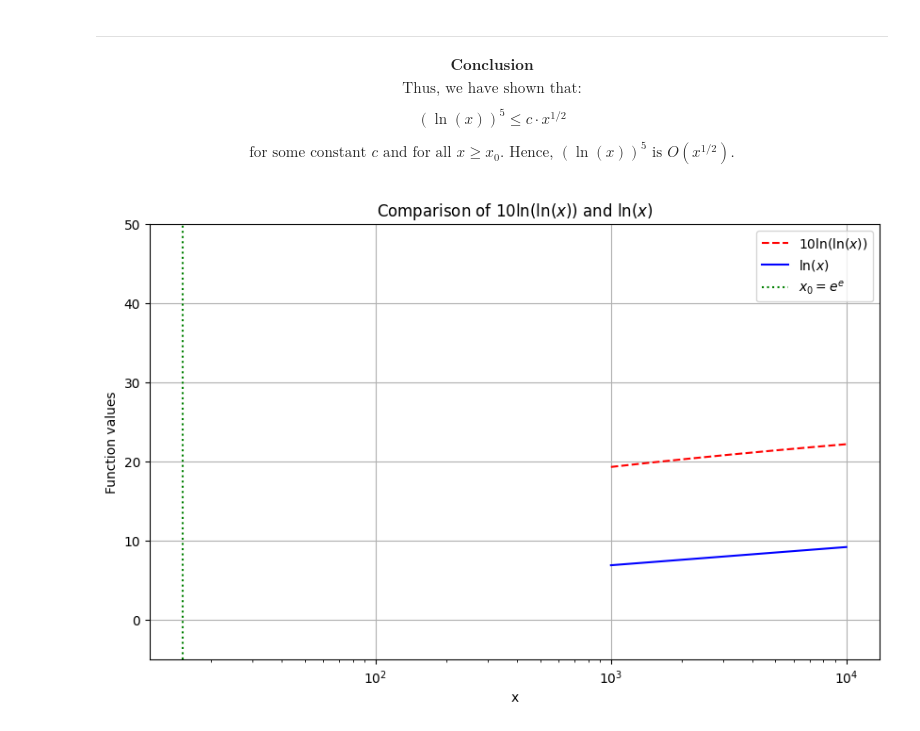
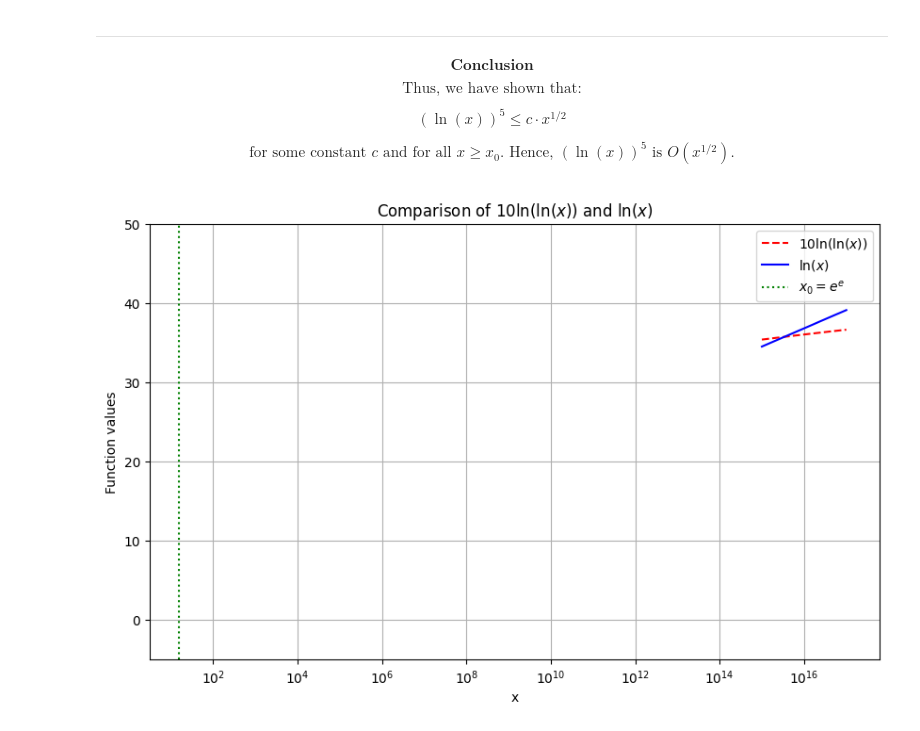
Before and after one commit to OmerFaruk-Celik/AlgoritmaAnalizi, a Jupyter notebook: FuncIncreaseSpeed.ipynb, the cells around one changed output. Drawn from its saved outputs; the diff is of its cells as text; code cells hidden in the pictures.

```diff
--- a/FuncIncreaseSpeed.ipynb
+++ b/FuncIncreaseSpeed.ipynb
@@ -183,34 +183,34 @@ import numpy as np
 import matplotlib.pyplot as plt
 
 # x değerlerini belirleyelim (e^e'den büyük değerler almalıyız)
-x = np.linspace(1000, 10000, 10000)  # x ∈ [10, 1000] aralığında 1000 nokta
+x = np.linspace(1000000000000000, 100000000000000000, 1000000)  # x ∈ [10, 1000] aralığında 1000 nokta
 
 # Log fonksiyonlarını hesaplayalım
 ln_x = np.log(x)
 ln_ln_x = np.log(ln_x)
 
 # Sol taraf: 10 * ln(ln(x))
 lhs =  10*ln_ln_x
 
 # Sağ taraf: ln(x)
 rhs = ln_x
 
 # Grafiği çizelim
 plt.figure(figsize=(10, 6))
 plt.plot(x, lhs, label=r"$10 \ln(\ln(x))$", linestyle="dashed", color="red")
 plt.plot(x, rhs, label=r"$\ln(x)$", linestyle="solid", color="blue")
 
 # x_0 için dikey çizgi (yaklaşık x_0 = 20)
 plt.axvline(x=np.exp(np.exp(1)), color='green', linestyle="dotted", label=r"$x_0 = e^e$")
 
 # Grafik detayları
 plt.xlabel("x")
 plt.ylabel("Function values")
 plt.title("Comparison of $10 \ln(\ln(x))$ and $\ln(x)$")
 plt.legend()
 plt.grid(True)
 plt.ylim(-5, 50)  # Görüntü açısından y eksenini sınırlayalım
 plt.xscale("log")  # Daha iyi görselleştirme için logaritmik x-ekseni kullan
 plt.show()
 # %% [output]
-[figure, old version]
+[figure, new version]
```
